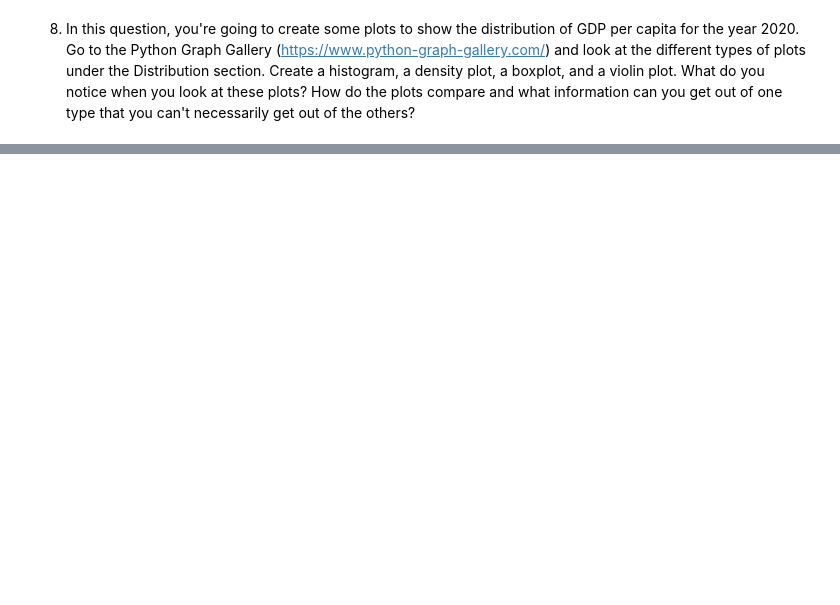
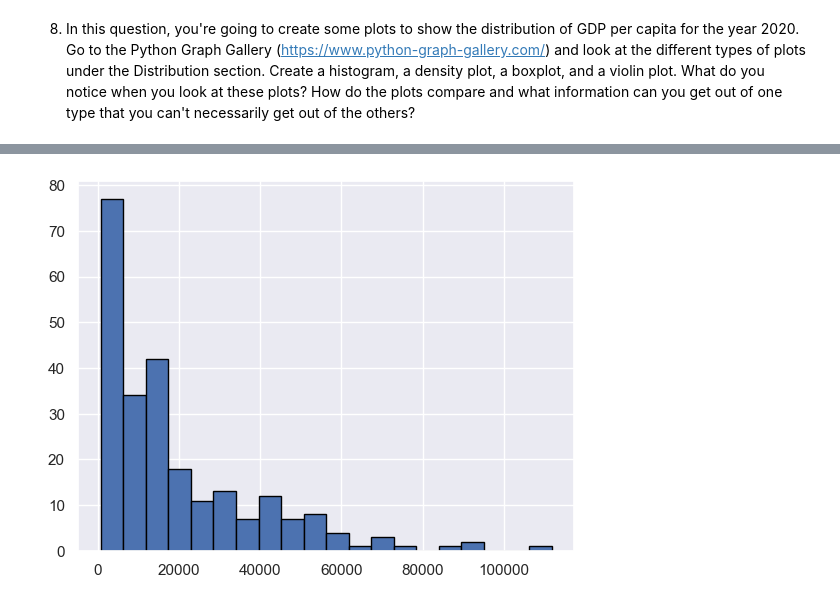
Before and after one commit to NSS-Data-Analytics-Cohort-12/un-python-AbrahamFongnaly, a Jupyter notebook: notebooks/undata.ipynb, the cells around one changed output, grey strips where cells are left out. Cells and saved outputs as stored; diff of their text form; code cells hidden in the pictures; blank space fills up the shorter version.

```diff
--- a/notebooks/undata.ipynb
+++ b/notebooks/undata.ipynb
@@ -70,2 +110,5 @@ print(missing_years)
 # %% [markdown]
 8. In this question, you're going to create some plots to show the distribution of GDP per capita for the year 2020. Go to the Python Graph Gallery (https://www.python-graph-gallery.com/) and look at the different types of plots under the Distribution section. Create a histogram, a density plot, a boxplot, and a violin plot. What do you notice when you look at these plots? How do the plots compare and what information can you get out of one type that you can't necessarily get out of the others?
+# %%
+gdp_per_capita_2020 = gdp_df[gdp_df['Year'] == 2020]
+gdp_per_capita_2020
@@ -71,0 +129,5 @@ print(missing_years)
+# %%
+plt.hist(gdp_per_capita_2020['GDP_Per_Capita'], bins = 20, edgecolor = 'black')
+plt.show()
+# %% [output]
+[figure, added]
```
Also changed, not shown: parts of 56 cells of this notebook.
